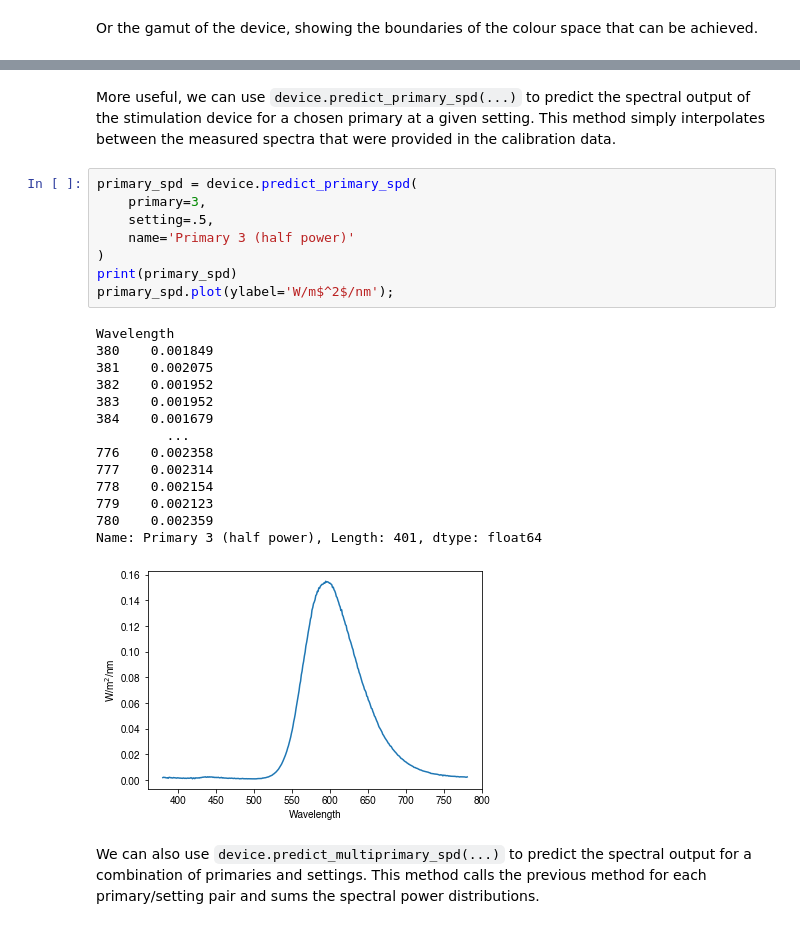
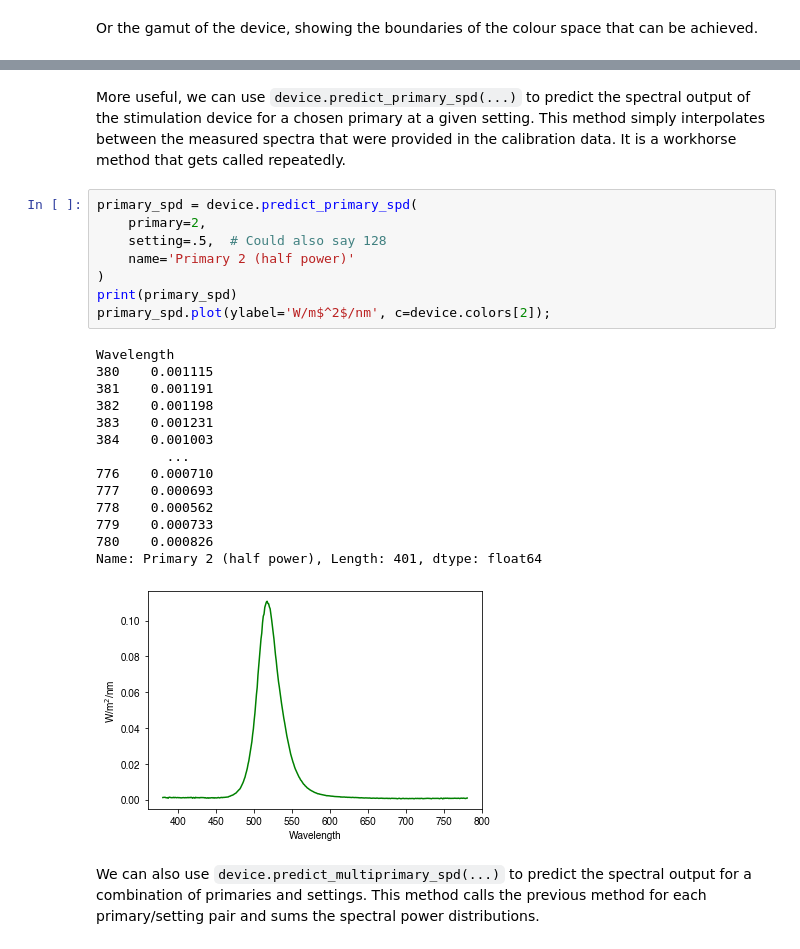
Before and after one commit to PySilentSubstitution/pysilsub, a Jupyter notebook: 03a_stimulation_devices.ipynb, the cells around one changed output, grey strips where cells are left out. Saved outputs shown, nothing was run; the diff lists cells and outputs as text.

```diff
--- a/03a_stimulation_devices.ipynb
+++ b/03a_stimulation_devices.ipynb
@@ -66,28 +66,28 @@ gamut_fig = device.plot_gamut()
 # %% [markdown]
-More useful, we can use `device.predict_primary_spd(...)` to predict the spectral output of the stimulation device for a chosen primary at a given setting. This method simply interpolates between the measured spectra that were provided in the calibration data.
+More useful, we can use `device.predict_primary_spd(...)` to predict the spectral output of the stimulation device for a chosen primary at a given setting. This method simply interpolates between the measured spectra that were provided in the calibration data. It is a workhorse method that gets called repeatedly.
 # %%
 primary_spd = device.predict_primary_spd(
-    primary=3,
-    setting=.5,
-    name='Primary 3 (half power)'
+    primary=2,
+    setting=.5,  # Could also say 128
+    name='Primary 2 (half power)'
 )
 print(primary_spd)
-primary_spd.plot(ylabel='W/m$^2$/nm');
+primary_spd.plot(ylabel='W/m$^2$/nm', c=device.colors[2]);
 # %% [output]
 Wavelength
-380    0.001849
-381    0.002075
-382    0.001952
-383    0.001952
-384    0.001679
+380    0.001115
+381    0.001191
+382    0.001198
+383    0.001231
+384    0.001003
          ...
-776    0.002358
-777    0.002314
-778    0.002154
-779    0.002123
-780    0.002359
-Name: Primary 3 (half power), Length: 401, dtype: float64
+776    0.000710
+777    0.000693
+778    0.000562
+779    0.000733
+780    0.000826
+Name: Primary 2 (half power), Length: 401, dtype: float64
-[figure, old version]
+[figure, new version]
 # %% [markdown]
 We can also use `device.predict_multiprimary_spd(...)` to predict the spectral output for a combination of primaries and settings. This method calls the previous method for each primary/setting pair and sums the spectral power distributions.
 # %%
```
Also changed, not shown: parts of 10 cells of this notebook, 19 other files.
